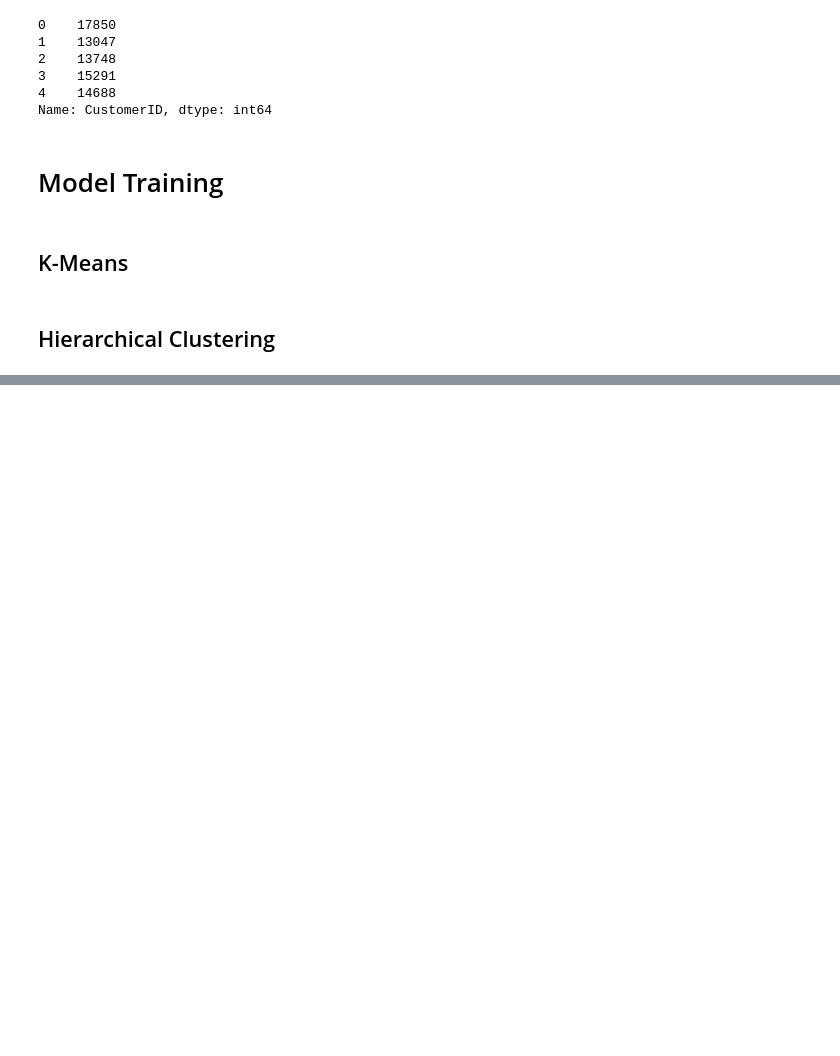
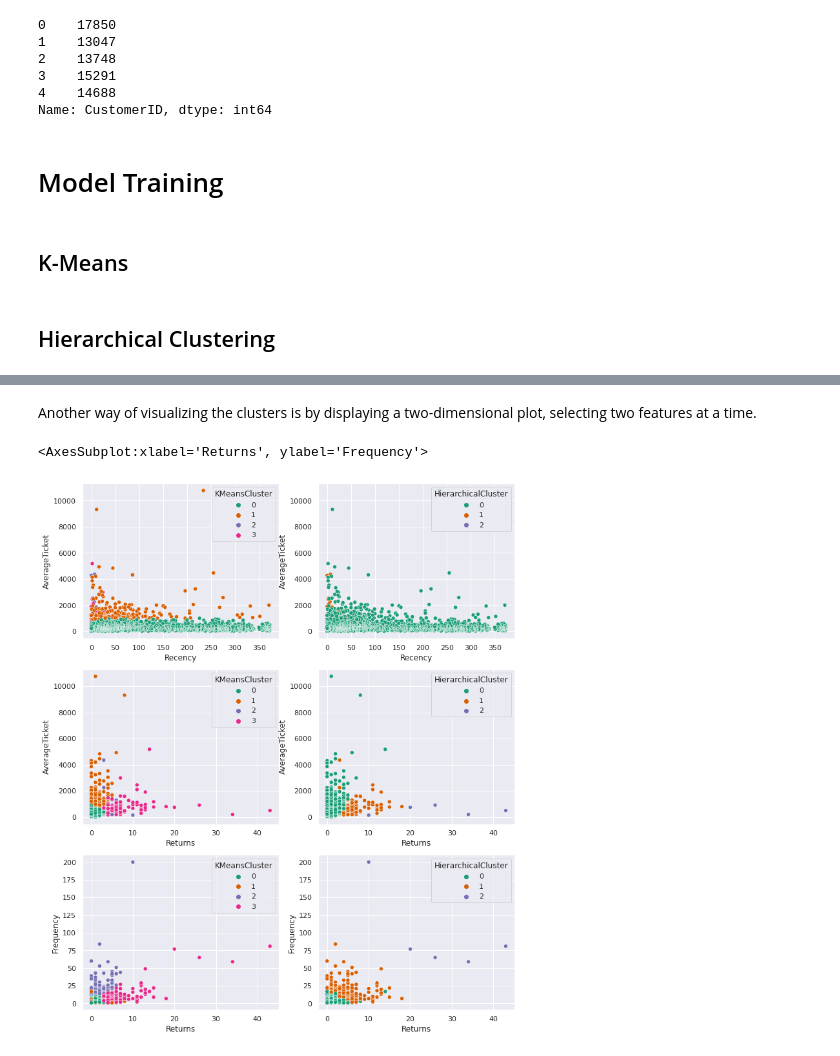
Before and after one commit to brenosakaguti/clustering, a Jupyter notebook: clustering_part2.ipynb, the cells around one changed output, grey strips where cells are left out. Cells and saved outputs as stored; diff of their text form; code cells hidden in the pictures; blank space fills up the shorter version.

```diff
--- a/clustering_part2.ipynb
+++ b/clustering_part2.ipynb
@@ -55,0 +72,13 @@ df3["HierarchicalCluster"] = hc_model.fit_predict(X)
+# %% [markdown]
+Another way of visualizing the clusters is by displaying a two-dimensional plot, selecting two features at a time.
+# %%
+fig, ((ax1, ax2), (ax3, ax4), (ax5, ax6)) = plt.subplots(nrows=3, ncols=2, figsize=(12,15))
+sns.scatterplot(data=df3, x="Recency", y="AverageTicket", hue="KMeansCluster", palette="Dark2", ax=ax1)
+sns.scatterplot(data=df3, x="Recency", y="AverageTicket", hue="HierarchicalCluster", palette="Dark2", ax=ax2)
+sns.scatterplot(data=df3, x="Returns", y="AverageTicket", hue="KMeansCluster", palette="Dark2", ax=ax3)
+sns.scatterplot(data=df3, x="Returns", y="AverageTicket", hue="HierarchicalCluster", palette="Dark2", ax=ax4)
+sns.scatterplot(data=df3, x="Returns", y="Frequency", hue="KMeansCluster", palette="Dark2", ax=ax5)
+sns.scatterplot(data=df3, x="Returns", y="Frequency", hue="HierarchicalCluster", palette="Dark2", ax=ax6)
+# %% [output]
+<AxesSubplot:xlabel='Returns', ylabel='Frequency'>
+[figure, added]
```
Also changed, not shown: parts of 6 cells of this notebook.
